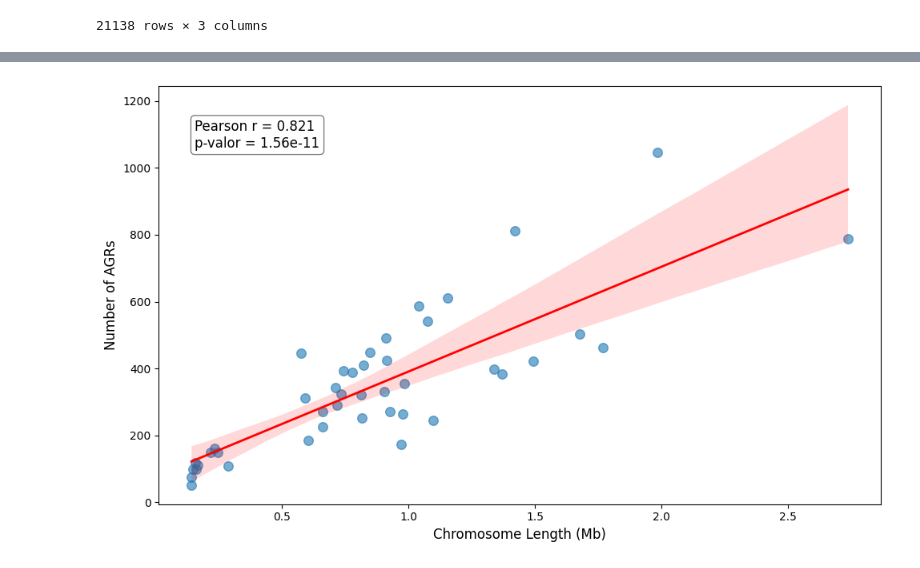
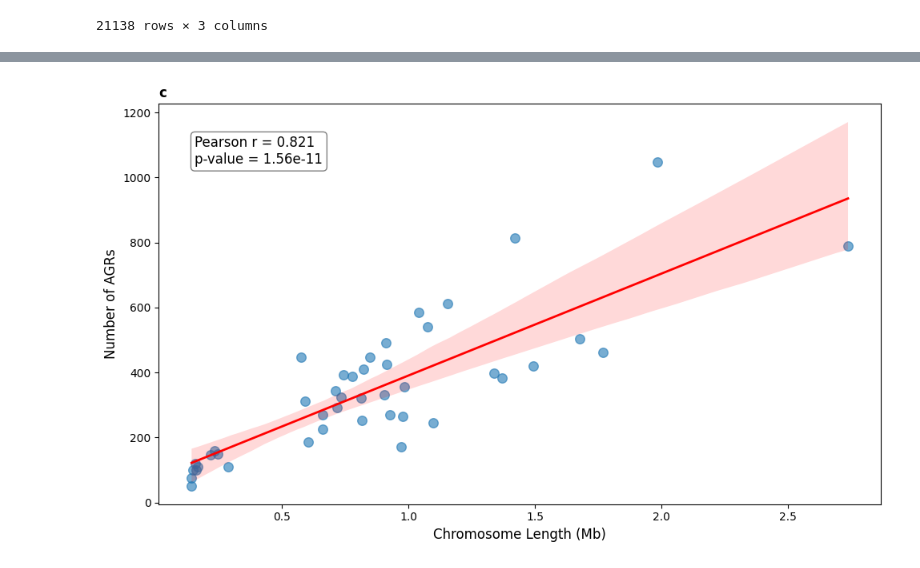
Before and after one commit to gianlucamajor/eCruziDB, a Jupyter notebook: eda/agrs-eda.ipynb, the cells around one changed output, grey strips where cells are left out. Saved outputs shown, nothing was run; the diff lists cells and outputs as text; code cells hidden in the pictures.

Commit message:
update painel name and fix portuguese values.

```diff
--- a/eda/agrs-eda.ipynb
+++ b/eda/agrs-eda.ipynb
@@ -374,33 +375,33 @@ agrs_by_chr_df.rename(columns={'chromosome': 'chr', 'count': 'AGRs'}, inplace=Tr
 agrs_by_chr_df = agrs_by_chr_df.apply(lambda row: get_length_of_chr(row, chr_size), axis=1) # get chr length in milion of bases (Mb)
 
 corr, p_valor = pearsonr(agrs_by_chr_df['AGRs'], agrs_by_chr_df['chr_length_mb'])
 
 # print(f"Pearson: {corr:.4f}")
 # print(f"p-value: {p_valor:.2e}")
 
 
 # Configurações visuais
 plt.figure(figsize=(10, 6))
 # sns.set_theme(style="whitegrid") # NOTE: Can modify theme/style of other figures.
 
 # Cria o gráfico com linha de regressão
 ax = sns.regplot(data=agrs_by_chr_df, x='chr_length_mb', y='AGRs',
                  scatter_kws={'alpha':0.6, 's':70},
                  line_kws={'color':'red', 'lw':2})
 
 # Texto com os resultados (Formatando p-valor em notação científica se for muito pequeno)
-texto_stats = f'Pearson r = {corr:.3f}\np-valor = {p_valor:.2e}'
+texto_stats = f'Pearson r = {corr:.3f}\np-value = {p_valor:.2e}'
 
 # Adiciona o texto dentro do gráfico
 # Os valores 0.05 e 0.95 referem-se à posição (x, y) relativa aos eixos (0 a 1)
 plt.text(0.05, 0.92, texto_stats, transform=ax.transAxes, fontsize=12,
          verticalalignment='top', bbox=dict(boxstyle='round', facecolor='white', alpha=0.5))
 
-plt.title(f'')
+plt.title('c', loc='left', fontweight='bold')
 plt.xlabel('Chromosome Length (Mb)', fontsize=12)
 plt.ylabel('Number of AGRs', fontsize=12)
 
 plt.tight_layout()
 plt.show()
 # %% [output]
-[figure, old version]
+[figure, new version]
```
Also changed, not shown: parts of 4 cells of this notebook.
